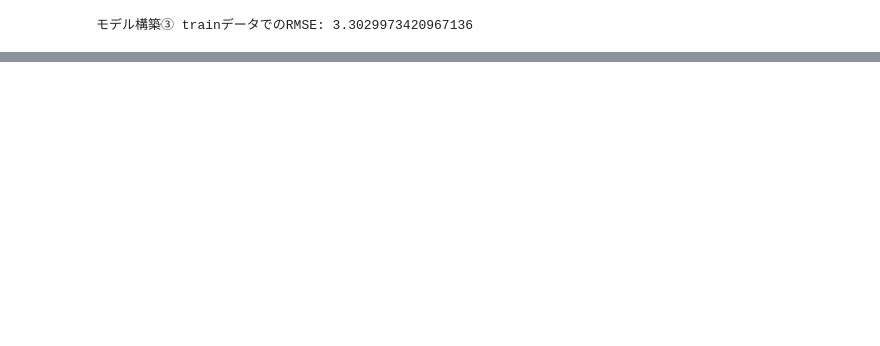
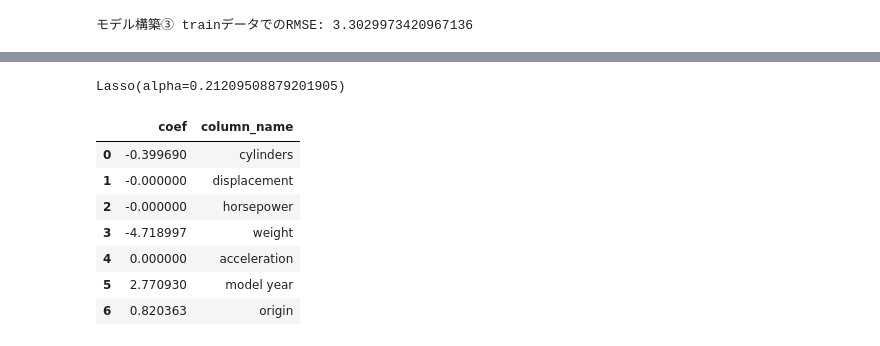
Before and after one commit to ykmra/competition_practice, a Jupyter notebook: car_mpg.ipynb, the cells around one changed output, grey strips where cells are left out. Saved outputs shown, nothing was run; the diff lists cells and outputs as text; code cells hidden in the pictures; blank space fills up the shorter version.

```diff
--- a/car_mpg.ipynb
+++ b/car_mpg.ipynb
@@ -414,0 +482,18 @@ pred3 = lr3.predict(X_poly_test)
+# %%
+# lassoが最小となるalphaでモデル学習
+lasso = Lasso(alphas[np.argmin(rmse_list)])
+lasso.fit(X_train, y_train)
+# %% [output]
+Lasso(alpha=0.21209508879201905)
+# %%
+pd.DataFrame({'coef': lasso.coef_, 'column_name': X.columns.to_list()})
+# 'displacement', 'horsepower', 'acceleration'の係数が0となっている
+# %% [output]
+|  | coef | column_name |
+| 0 | -0.399690 | cylinders |
+| 1 | -0.000000 | displacement |
+| 2 | -0.000000 | horsepower |
+| 3 | -4.718997 | weight |
+| 4 | 0.000000 | acceleration |
+| 5 | 2.770930 | model year |
+| 6 | 0.820363 | origin |
```
Also changed, not shown: parts of 29 cells of this notebook.
